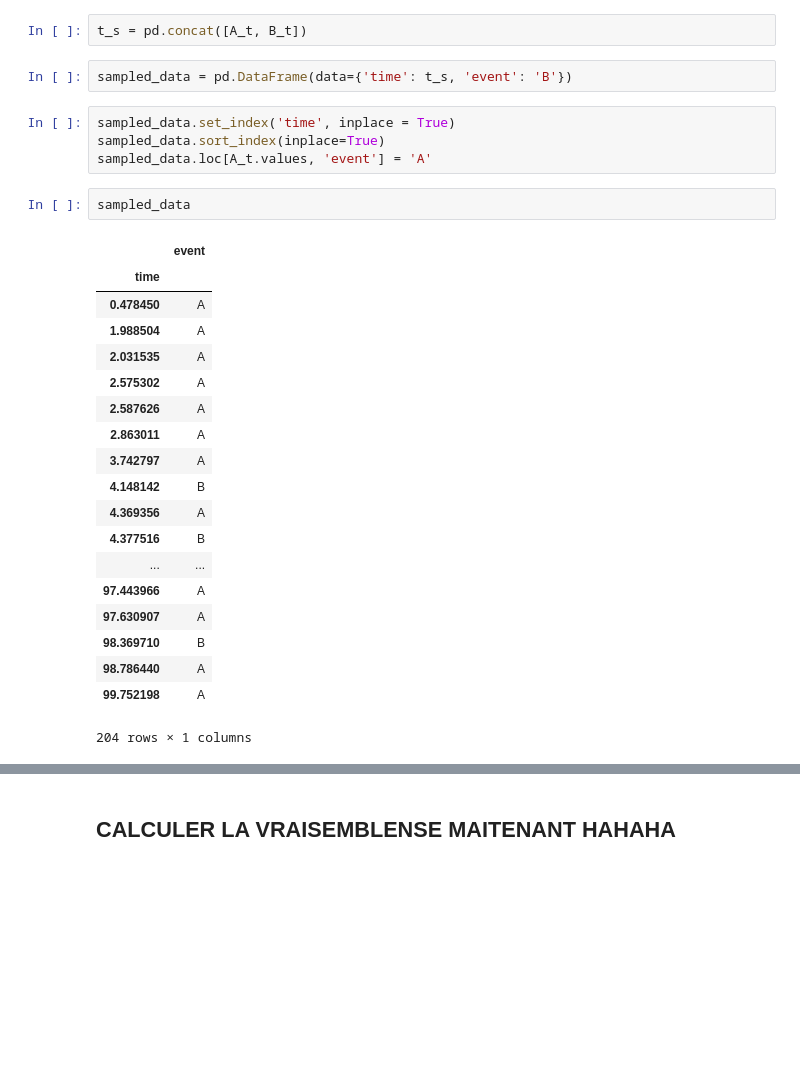
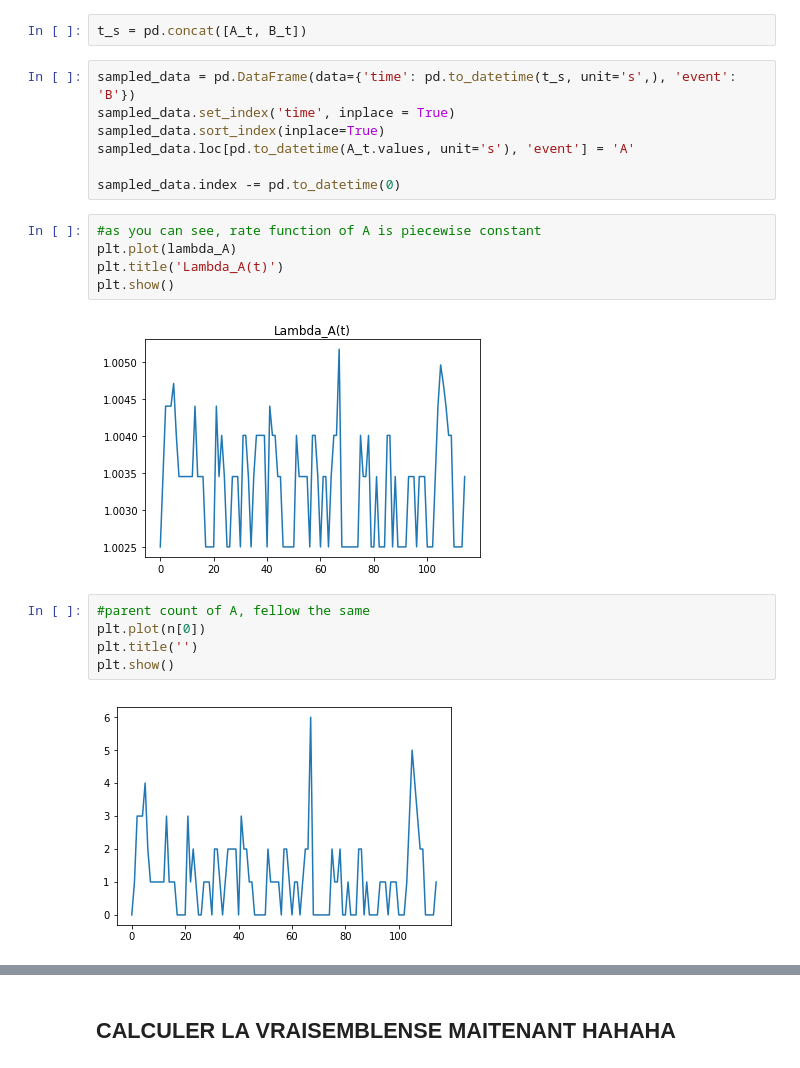
Before and after one commit to mok33/GMEs_experiments, a Jupyter notebook: Poissons-Nets.ipynb, the cells around one changed output, grey strips where cells are left out. Drawn from its saved outputs; the diff is of its cells as text; blank space fills up the shorter version.

```diff
--- a/Poissons-Nets.ipynb
+++ b/Poissons-Nets.ipynb
@@ -506,30 +482,23 @@ Length: 112, dtype: float64
 # %%
 t_s = pd.concat([A_t, B_t])
-# %%
-sampled_data = pd.DataFrame(data={'time': t_s, 'event': 'B'})
 # %%
+sampled_data = pd.DataFrame(data={'time': pd.to_datetime(t_s, unit='s',), 'event': 'B'})
 sampled_data.set_index('time', inplace = True)
 sampled_data.sort_index(inplace=True)
-sampled_data.loc[A_t.values, 'event'] = 'A'
+sampled_data.loc[pd.to_datetime(A_t.values, unit='s'), 'event'] = 'A'
+
+sampled_data.index -= pd.to_datetime(0)
-# %%
-sampled_data
-# %% [output]
-|  | event |
-| time |  |
-| 0.478450 | A |
-| 1.988504 | A |
-| 2.031535 | A |
-| 2.575302 | A |
-| 2.587626 | A |
-| 2.863011 | A |
-| 3.742797 | A |
-| 4.148142 | B |
-| 4.369356 | A |
-| 4.377516 | B |
-| ... | ... |
-| 97.443966 | A |
-| 97.630907 | A |
-| 98.369710 | B |
-| 98.786440 | A |
-| 99.752198 | A |
-204 rows × 1 columns
+# %%
+#as you can see, rate function of A is piecewise constant
+plt.plot(lambda_A)
+plt.title('Lambda_A(t)')
+plt.show()
+# %% [output]
+[figure, added]
+# %%
+#parent count of A, fellow the same
+plt.plot(n[0])
+plt.title('')
+plt.show()
+# %% [output]
+[figure, added]
```
Also changed, not shown: parts of 25 cells of this notebook.
